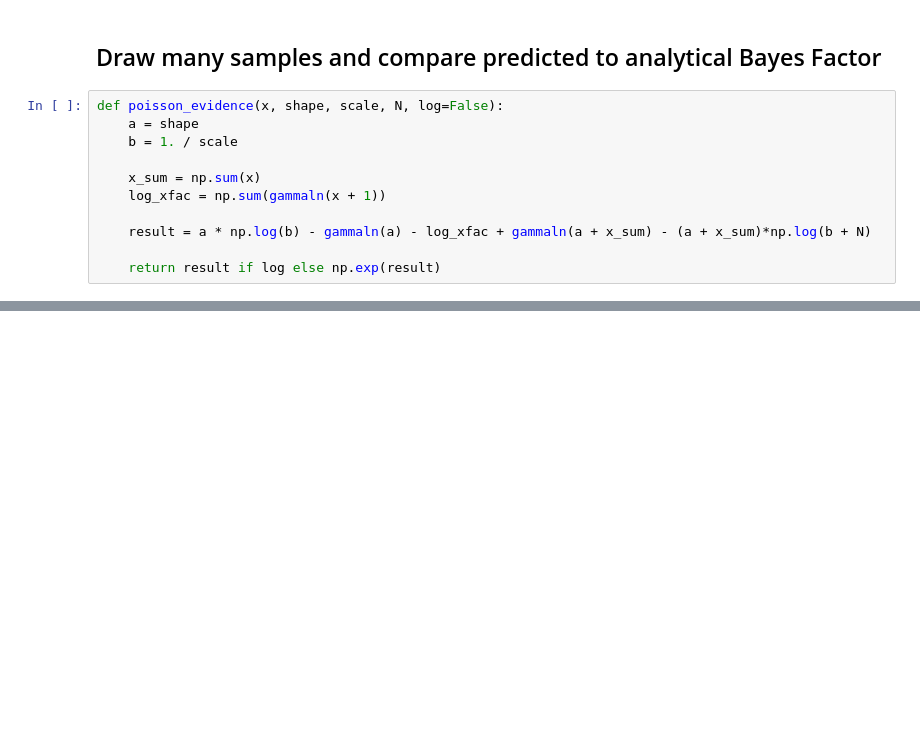
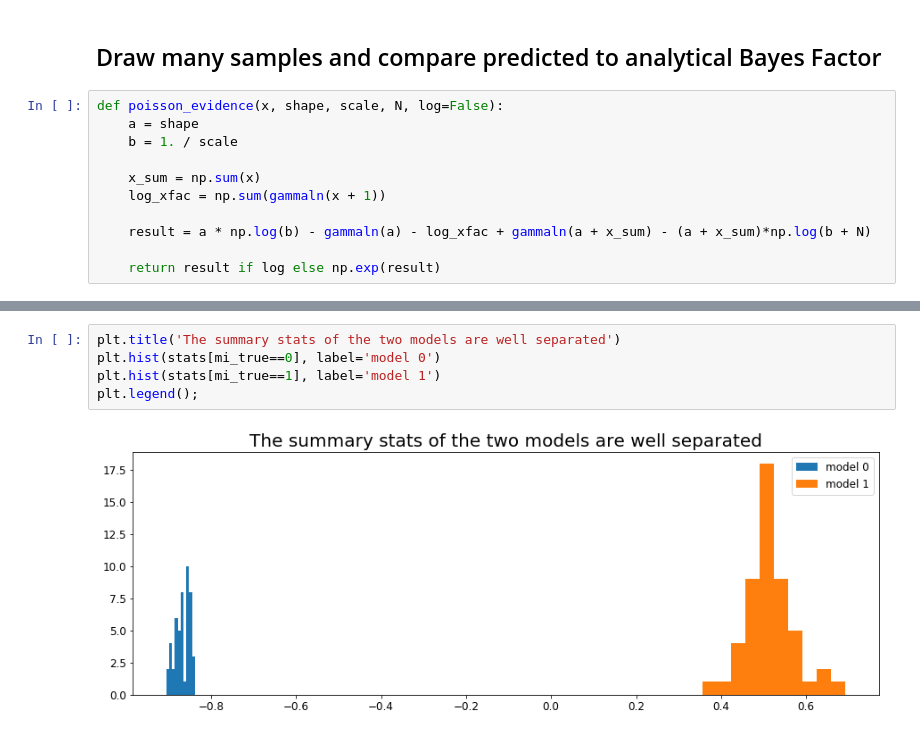
Before and after one commit to janfb/mcabc, a Jupyter notebook: ModelComparison_poisson_priors.ipynb, the cells around one changed output, grey strips where cells are left out. Saved outputs shown, nothing was run; the diff lists cells and outputs as text; blank space fills up the shorter version.

```diff
--- a/ModelComparison_poisson_priors.ipynb
+++ b/ModelComparison_poisson_priors.ipynb
@@ -365 +381,8 @@ for i in range(100):
+# %%
+plt.title('The summary stats of the two models are well separated')
+plt.hist(stats[mi_true==0], label='model 0')
+plt.hist(stats[mi_true==1], label='model 1')
+plt.legend();
+# %% [output]
+[figure, added]
 # %%
```
Also changed, not shown: parts of 18 cells of this notebook.
